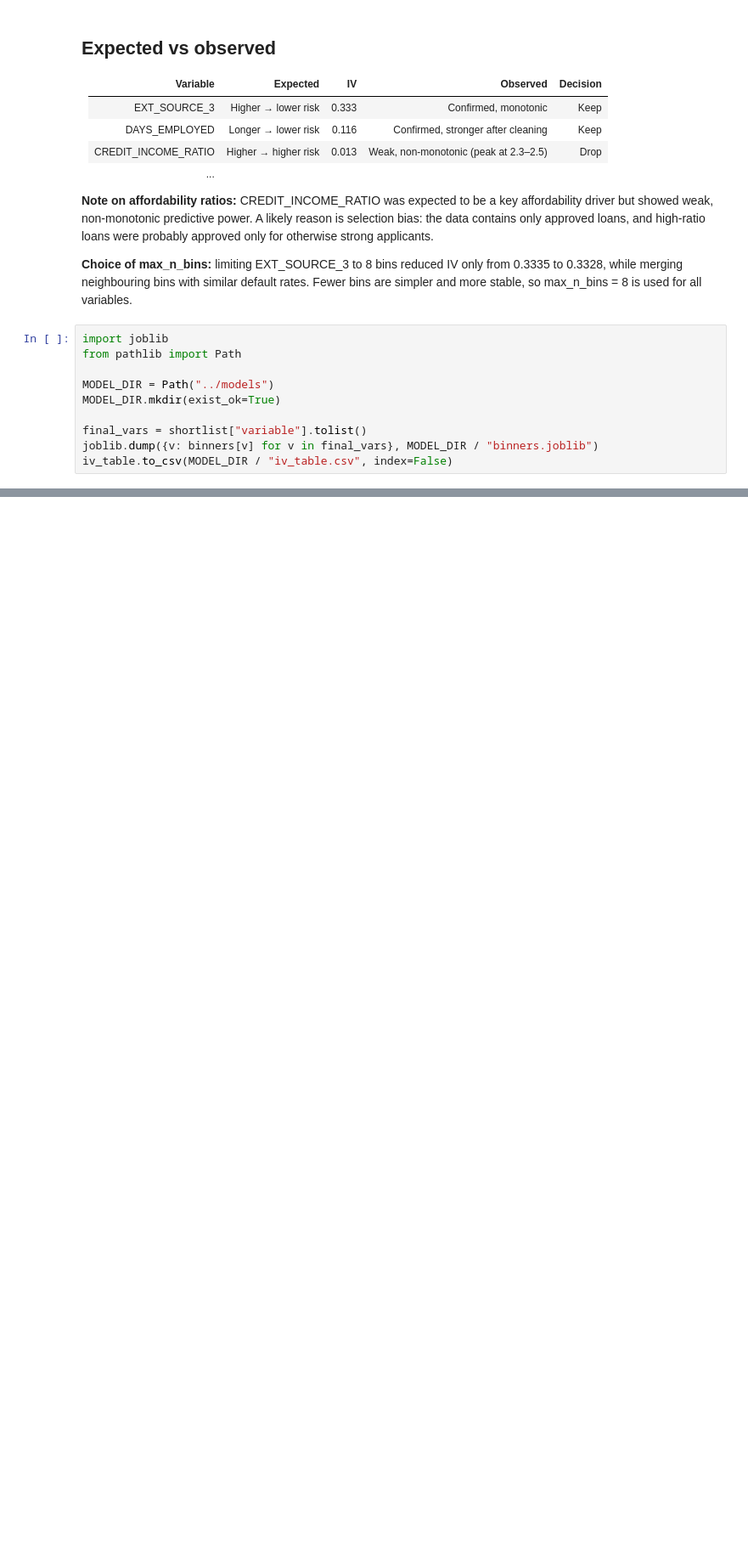
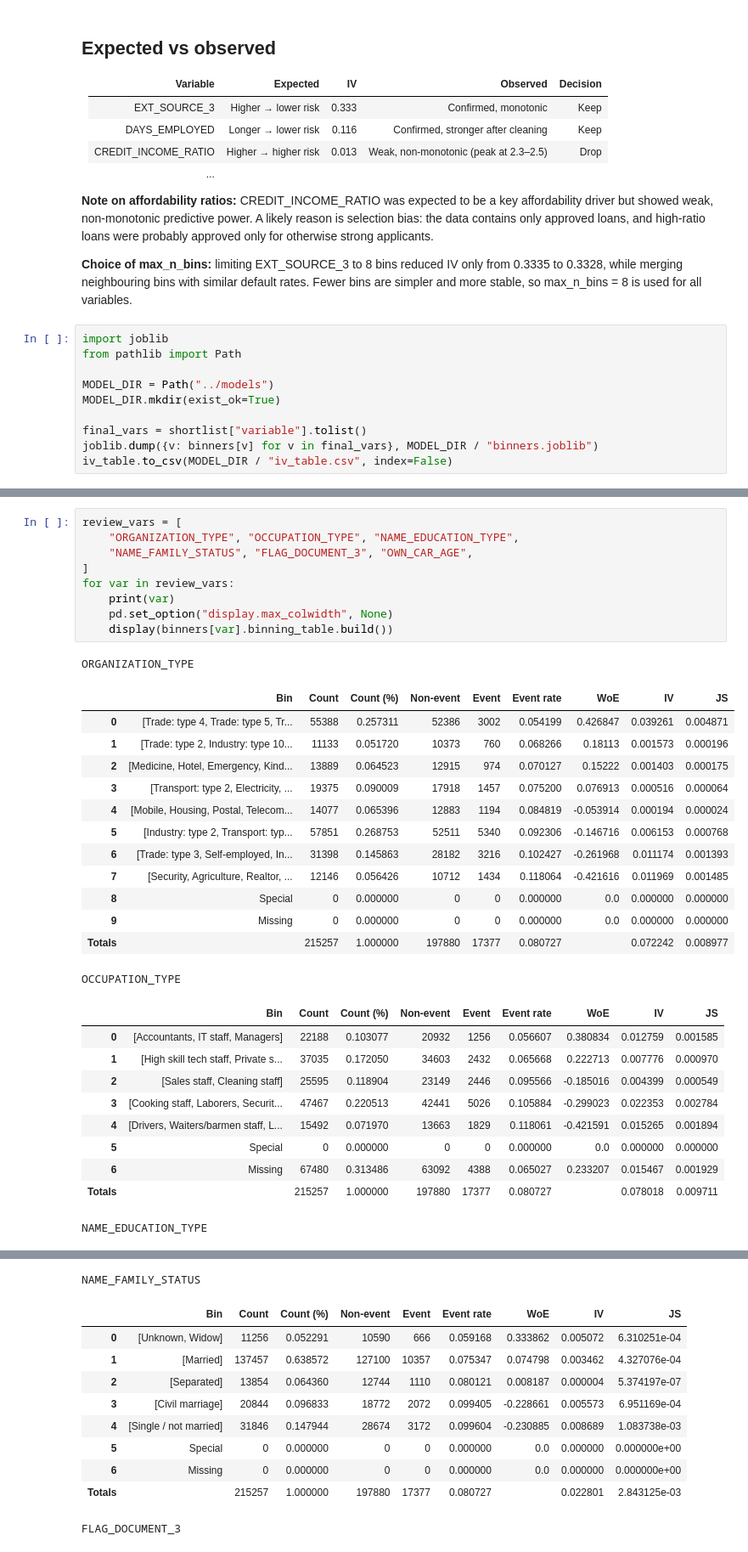
Before and after one commit to LindaLiBogardi/credit-risk-pd-ecl-model, a Jupyter notebook: notebooks/03_woe_iv.ipynb, the cells around one changed output, grey strips where cells are left out. Shown at 85% size. Saved outputs shown, nothing was run; the diff lists cells and outputs as text; blank space fills up the shorter version.

```diff
--- a/notebooks/03_woe_iv.ipynb
+++ b/notebooks/03_woe_iv.ipynb
@@ -291,0 +291,34 @@ iv_table.to_csv(MODEL_DIR / "iv_table.csv", index=False)
+# %%
+review_vars = [
+    "ORGANIZATION_TYPE", "OCCUPATION_TYPE", "NAME_EDUCATION_TYPE",
+    "NAME_FAMILY_STATUS", "FLAG_DOCUMENT_3", "OWN_CAR_AGE",
+]
+for var in review_vars:
+    print(var)
+    pd.set_option("display.max_colwidth", None)
+    display(binners[var].binning_table.build())
+# %% [output]
+ORGANIZATION_TYPE
+|  | Bin | Count | Count (%) | Non-event | Event | Event rate | WoE | IV | JS |
+| 0 | [Trade: type 4, Trade: type 5, Tr... | 55388 | 0.257311 | 52386 | 3002 | 0.054199 | 0.426847 | 0.039261 | 0.004871 |
+| 1 | [Trade: type 2, Industry: type 10... | 11133 | 0.051720 | 10373 | 760 | 0.068266 | 0.18113 | 0.001573 | 0.000196 |
+| 2 | [Medicine, Hotel, Emergency, Kind... | 13889 | 0.064523 | 12915 | 974 | 0.070127 | 0.15222 | 0.001403 | 0.000175 |
+| 3 | [Transport: type 2, Electricity, ... | 19375 | 0.090009 | 17918 | 1457 | 0.075200 | 0.076913 | 0.000516 | 0.000064 |
+| 4 | [Mobile, Housing, Postal, Telecom... | 14077 | 0.065396 | 12883 | 1194 | 0.084819 | -0.053914 | 0.000194 | 0.000024 |
+| 5 | [Industry: type 2, Transport: typ... | 57851 | 0.268753 | 52511 | 5340 | 0.092306 | -0.146716 | 0.006153 | 0.000768 |
+| 6 | [Trade: type 3, Self-employed, In... | 31398 | 0.145863 | 28182 | 3216 | 0.102427 | -0.261968 | 0.011174 | 0.001393 |
+| 7 | [Security, Agriculture, Realtor, ... | 12146 | 0.056426 | 10712 | 1434 | 0.118064 | -0.421616 | 0.011969 | 0.001485 |
+| 8 | Special | 0 | 0.000000 | 0 | 0 | 0.000000 | 0.0 | 0.000000 | 0.000000 |
+| 9 | Missing | 0 | 0.000000 | 0 | 0 | 0.000000 | 0.0 | 0.000000 | 0.000000 |
+| Totals |  | 215257 | 1.000000 | 197880 | 17377 | 0.080727 |  | 0.072242 | 0.008977 |
+OCCUPATION_TYPE
+|  | Bin | Count | Count (%) | Non-event | Event | Event rate | WoE | IV | JS |
+| 0 | [Accountants, IT staff, Managers] | 22188 | 0.103077 | 20932 | 1256 | 0.056607 | 0.380834 | 0.012759 | 0.001585 |
+| 1 | [High skill tech staff, Private s... | 37035 | 0.172050 | 34603 | 2432 | 0.065668 | 0.222713 | 0.007776 | 0.000970 |
+| 2 | [Sales staff, Cleaning staff] | 25595 | 0.118904 | 23149 | 2446 | 0.095566 | -0.185016 | 0.004399 | 0.000549 |
+| 3 | [Cooking staff, Laborers, Securit... | 47467 | 0.220513 | 42441 | 5026 | 0.105884 | -0.299023 | 0.022353 | 0.002784 |
+| 4 | [Drivers, Waiters/barmen staff, L... | 15492 | 0.071970 | 13663 | 1829 | 0.118061 | -0.421591 | 0.015265 | 0.001894 |
+| 5 | Special | 0 | 0.000000 | 0 | 0 | 0.000000 | 0.0 | 0.000000 | 0.000000 |
+| 6 | Missing | 67480 | 0.313486 | 63092 | 4388 | 0.065027 | 0.233207 | 0.015467 | 0.001929 |
+| Totals |  | 215257 | 1.000000 | 197880 | 17377 | 0.080727 |  | 0.078018 | 0.009711 |
+NAME_EDUCATION_TYPE
@@ -291,0 +331,11 @@ iv_table.to_csv(MODEL_DIR / "iv_table.csv", index=False)
+NAME_FAMILY_STATUS
+|  | Bin | Count | Count (%) | Non-event | Event | Event rate | WoE | IV | JS |
+| 0 | [Unknown, Widow] | 11256 | 0.052291 | 10590 | 666 | 0.059168 | 0.333862 | 0.005072 | 6.310251e-04 |
+| 1 | [Married] | 137457 | 0.638572 | 127100 | 10357 | 0.075347 | 0.074798 | 0.003462 | 4.327076e-04 |
+| 2 | [Separated] | 13854 | 0.064360 | 12744 | 1110 | 0.080121 | 0.008187 | 0.000004 | 5.374197e-07 |
+| 3 | [Civil marriage] | 20844 | 0.096833 | 18772 | 2072 | 0.099405 | -0.228661 | 0.005573 | 6.951169e-04 |
+| 4 | [Single / not married] | 31846 | 0.147944 | 28674 | 3172 | 0.099604 | -0.230885 | 0.008689 | 1.083738e-03 |
+| 5 | Special | 0 | 0.000000 | 0 | 0 | 0.000000 | 0.0 | 0.000000 | 0.000000e+00 |
+| 6 | Missing | 0 | 0.000000 | 0 | 0 | 0.000000 | 0.0 | 0.000000 | 0.000000e+00 |
+| Totals |  | 215257 | 1.000000 | 197880 | 17377 | 0.080727 |  | 0.022801 | 2.843125e-03 |
+FLAG_DOCUMENT_3
```
Also changed, not shown: parts of 12 cells of this notebook, 3 other files.
